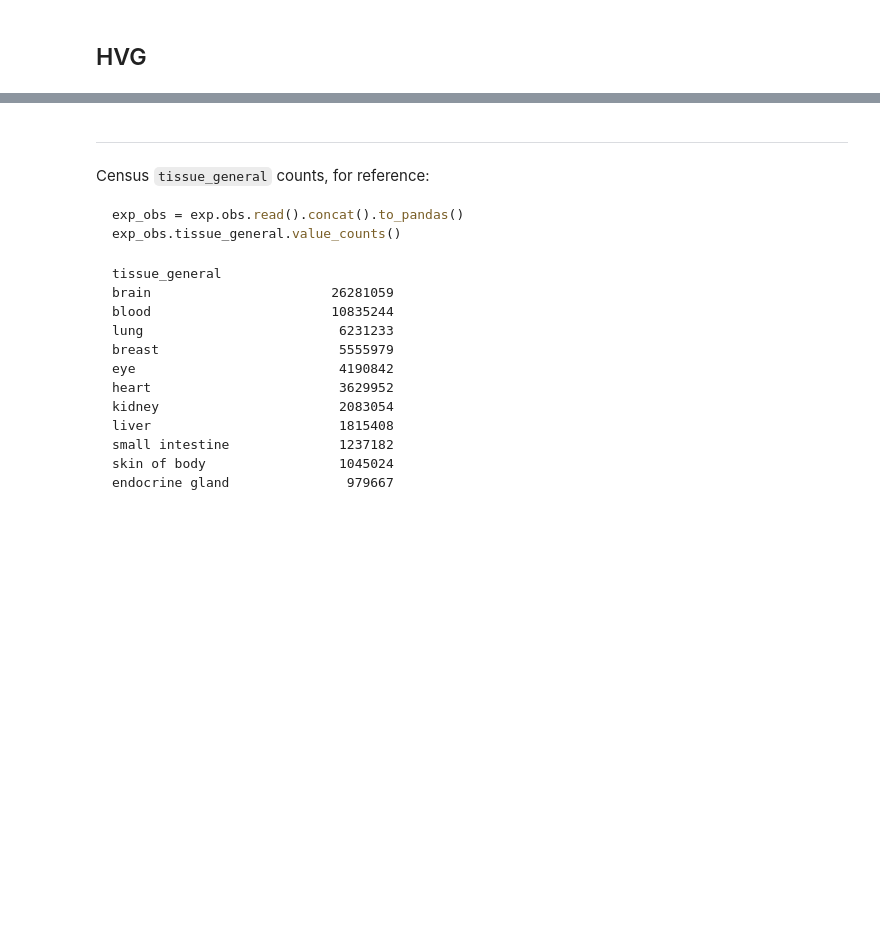
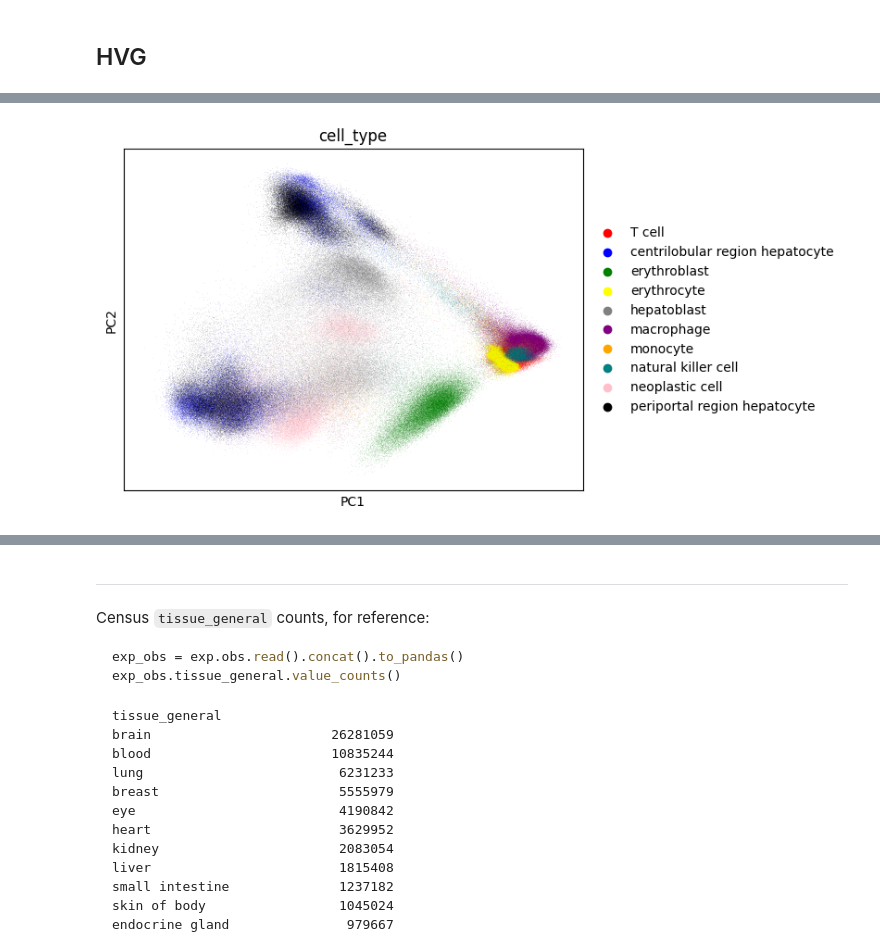
Before and after one commit to ryan-williams/TileDB-SOMA, a Jupyter notebook: nbs/hvg.ipynb, the cells around one changed output, grey strips where cells are left out. Cells and saved outputs as stored; diff of their text form; code cells hidden in the pictures; blank space fills up the shorter version.

```diff
--- a/nbs/hvg.ipynb
+++ b/nbs/hvg.ipynb
@@ -11,6 +11,10 @@ tdb_workers = None
 dashboard_port = 8787
 hvg_inplace = True
 hvg_subset = False
+# %%
+tissue = "liver"
+n_workers = 3
+dask_chunk_size = 100_000
 # %%
 from concurrent.futures import ThreadPoolExecutor
 from os import cpu_count
@@ -45,7 +53,7 @@ exp
 %%time
 obs_filter = "is_primary_data == True"
 if tissue:
-    obs_filter += f'tissue_general == "{tissue}" and {obs_filter}'
+    obs_filter = f'tissue_general == "{tissue}" and {obs_filter}'
 query = exp.axis_query(
     measurement_name=meas,
     obs_query=AxisQuery(value_filter=obs_filter) if obs_filter else None,
@@ -88,0 +239,3 @@ hvg
+# %%
+%%time
+add.obsm["X_pca"] = add.obsm["X_pca"].compute()
@@ -88,0 +245,4 @@ hvg
+# %%
+t10 = add.obs.cell_type.value_counts().iloc[:10]
+a10 = add[add.obs.cell_type.isin(t10.index)]
+a10
@@ -88,0 +256,5 @@ hvg
+# %%
+%%time
+sc.pl.pca(a10, color="cell_type", palette=["red", "blue", "green", "yellow", "grey", "purple", "orange", "teal", "pink", "black"])
+# %% [output]
+[figure, added]
```
Also changed, not shown: parts of 20 cells of this notebook, 1 other file.
